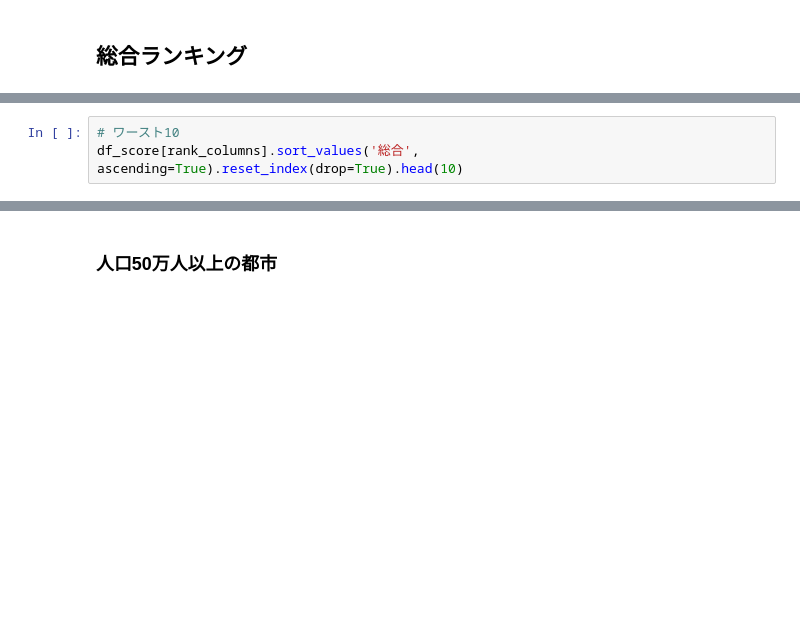
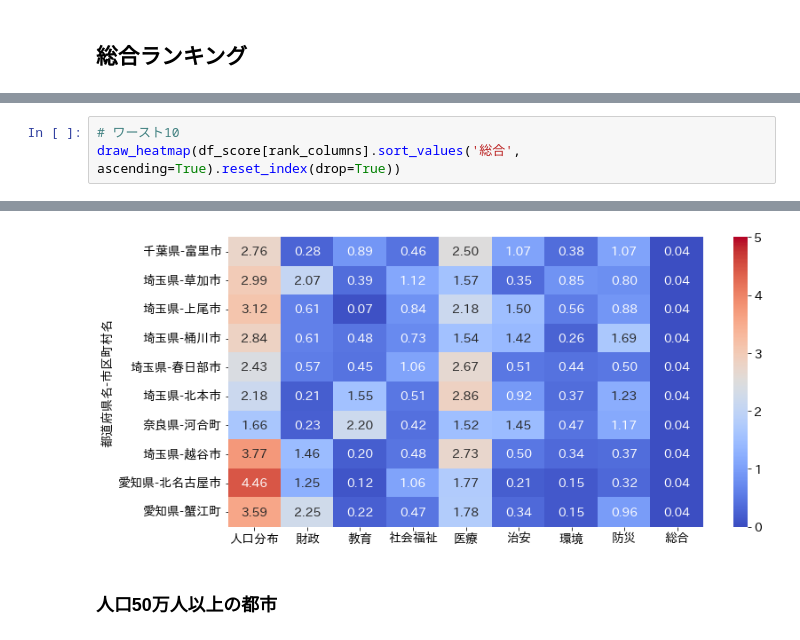
Before and after one commit to yumehara/hackday_2022, a Jupyter notebook: notebooks/all_city_score.ipynb, the cells around one changed output, grey strips where cells are left out. Drawn from its saved outputs; the diff is of its cells as text; blank space fills up the shorter version.

```diff
--- a/notebooks/all_city_score.ipynb
+++ b/notebooks/all_city_score.ipynb
@@ -363,4 +364,4 @@ df_score[rank_columns].sort_values('総合', ascending=False).reset_index(drop=T
 # %%
 # ワースト10
-df_score[rank_columns].sort_values('総合', ascending=True).reset_index(drop=True).head(10)
+draw_heatmap(df_score[rank_columns].sort_values('総合', ascending=True).reset_index(drop=True))
 # %% [output]
@@ -378,3 +368,4 @@ df_score[rank_columns].sort_values('総合', ascending=True).reset_index(drop=Tr
+[figure, added]
 # %% [markdown]
 ### 人口50万人以上の都市
 # %%
```
Also changed, not shown: parts of 11 cells of this notebook.
